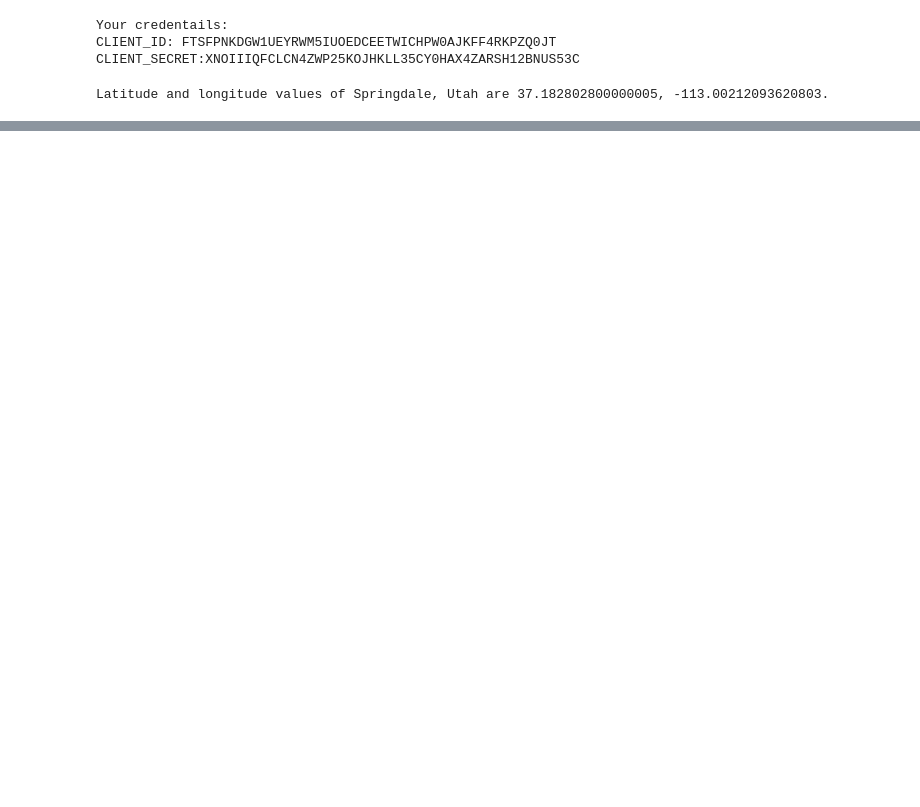
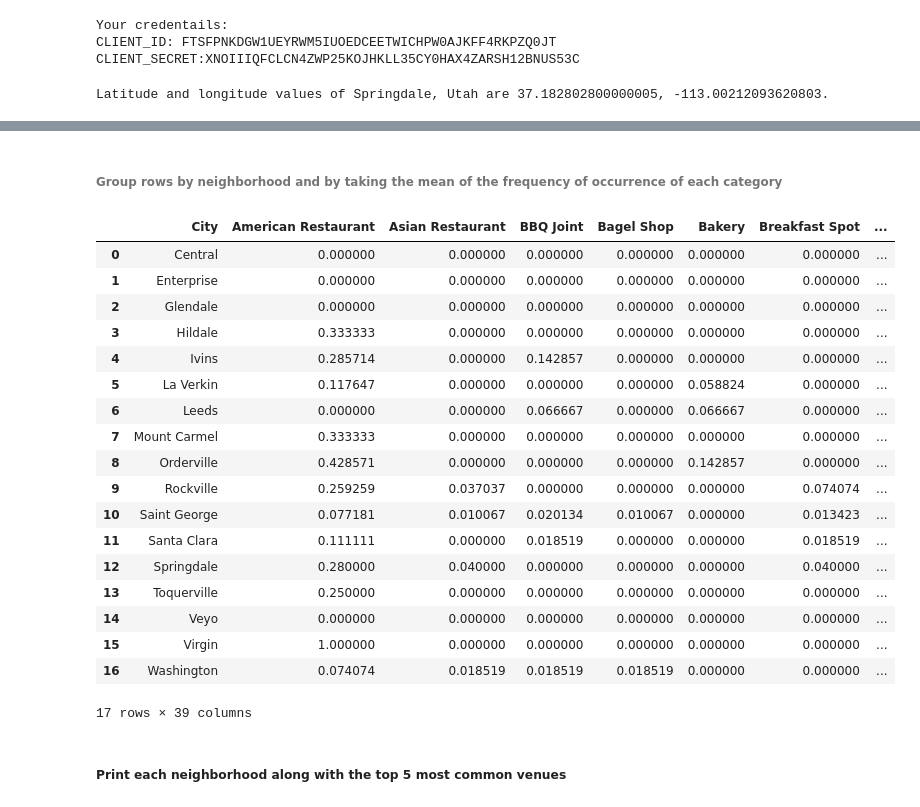
Before and after one commit to horan37/Coursera_Capstone, a Jupyter notebook: CapstoneProject_Week5.ipynb, the cells around one changed output, grey strips where cells are left out. Drawn from its saved outputs; the diff is of its cells as text; code cells hidden in the pictures; blank space fills up the shorter version.

```diff
--- a/CapstoneProject_Week5.ipynb
+++ b/CapstoneProject_Week5.ipynb
@@ -146,7 +152,7 @@ map_utah
 # %%
 CLIENT_ID = 'FTSFPNKDGW1UEYRWM5IUOEDCEETWICHPW0AJKFF4RKPZQ0JT' # your Foursquare ID
 CLIENT_SECRET = 'XNOIIIQFCLCN4ZWP25KOJHKLL35CY0HAX4ZARSH12BNUS53C' # your Foursquare Secret
-VERSION = '20180831' # Foursquare API version
+VERSION = '20200904' # Foursquare API version
 
 print('Your credentails:')
 print('CLIENT_ID: ' + CLIENT_ID)
@@ -238,16 +231,0 @@ venues
-# %%
-venues = results['response']['groups'][0]['items']
-
-nearby_venues = json_normalize(venues) # flatten JSON
-
-# filter columns
-filtered_columns = ['venue.name', 'venue.categories', 'venue.location.lat', 'venue.location.lng']
-nearby_venues =nearby_venues.loc[:, filtered_columns]
-
-# filter the category for each row
-nearby_venues['venue.categories'] = nearby_venues.apply(get_category_type, axis=1)
-
-# clean columns
-nearby_venues.columns = [col.split(".")[-1] for col in nearby_venues.columns]
-
-nearby_venues
@@ -267,0 +411,13 @@ nearby_venues
+# %%
+# one hot encoding
+zion_onehot = pd.get_dummies(zion_venues[['Venue Category']], prefix="", prefix_sep="")
+
+# add neighborhood column back to dataframe
+zion_onehot['City'] = zion_venues['City']
+
+# move neighborhood column to the first column
+fixed_columns = [zion_onehot.columns[-1]] + list(zion_onehot.columns[:-1])
+zion_onehot = zion_onehot[fixed_columns]
+
+print(zion_onehot.shape)
+zion_onehot.head()
@@ -267,0 +433,27 @@ nearby_venues
+# %% [markdown]
+###### Group rows by neighborhood and by taking the mean of the frequency of occurrence of each category
+# %%
+zion_grouped = zion_onehot.groupby('City').mean().reset_index()
+zion_grouped
+# %% [output]
+|  | City | American Restaurant | Asian Restaurant | BBQ Joint | Bagel Shop | Bakery | Breakfast Spot | ... |
+| 0 | Central | 0.000000 | 0.000000 | 0.000000 | 0.000000 | 0.000000 | 0.000000 | ... |
+| 1 | Enterprise | 0.000000 | 0.000000 | 0.000000 | 0.000000 | 0.000000 | 0.000000 | ... |
+| 2 | Glendale | 0.000000 | 0.000000 | 0.000000 | 0.000000 | 0.000000 | 0.000000 | ... |
+| 3 | Hildale | 0.333333 | 0.000000 | 0.000000 | 0.000000 | 0.000000 | 0.000000 | ... |
+| 4 | Ivins | 0.285714 | 0.000000 | 0.142857 | 0.000000 | 0.000000 | 0.000000 | ... |
+| 5 | La Verkin | 0.117647 | 0.000000 | 0.000000 | 0.000000 | 0.058824 | 0.000000 | ... |
+| 6 | Leeds | 0.000000 | 0.000000 | 0.066667 | 0.000000 | 0.066667 | 0.000000 | ... |
+| 7 | Mount Carmel | 0.333333 | 0.000000 | 0.000000 | 0.000000 | 0.000000 | 0.000000 | ... |
+| 8 | Orderville | 0.428571 | 0.000000 | 0.000000 | 0.000000 | 0.142857 | 0.000000 | ... |
+| 9 | Rockville | 0.259259 | 0.037037 | 0.000000 | 0.000000 | 0.000000 | 0.074074 | ... |
+| 10 | Saint George | 0.077181 | 0.010067 | 0.020134 | 0.010067 | 0.000000 | 0.013423 | ... |
+| 11 | Santa Clara | 0.111111 | 0.000000 | 0.018519 | 0.000000 | 0.000000 | 0.018519 | ... |
+| 12 | Springdale | 0.280000 | 0.040000 | 0.000000 | 0.000000 | 0.000000 | 0.040000 | ... |
+| 13 | Toquerville | 0.250000 | 0.000000 | 0.000000 | 0.000000 | 0.000000 | 0.000000 | ... |
+| 14 | Veyo | 0.000000 | 0.000000 | 0.000000 | 0.000000 | 0.000000 | 0.000000 | ... |
+| 15 | Virgin | 1.000000 | 0.000000 | 0.000000 | 0.000000 | 0.000000 | 0.000000 | ... |
+| 16 | Washington | 0.074074 | 0.018519 | 0.018519 | 0.018519 | 0.000000 | 0.000000 | ... |
+17 rows × 39 columns
+# %% [markdown]
+##### Print each neighborhood along with the top 5 most common venues
```
Also changed, not shown: parts of 74 cells of this notebook, 3 other files.
